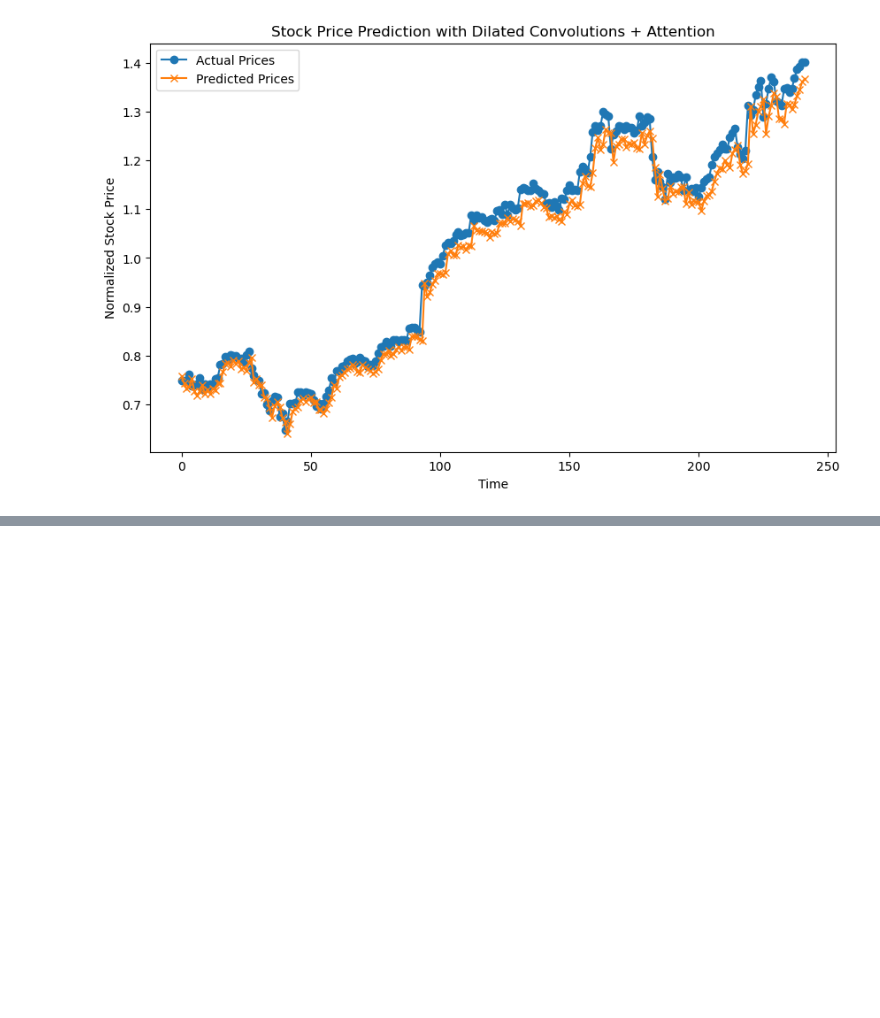
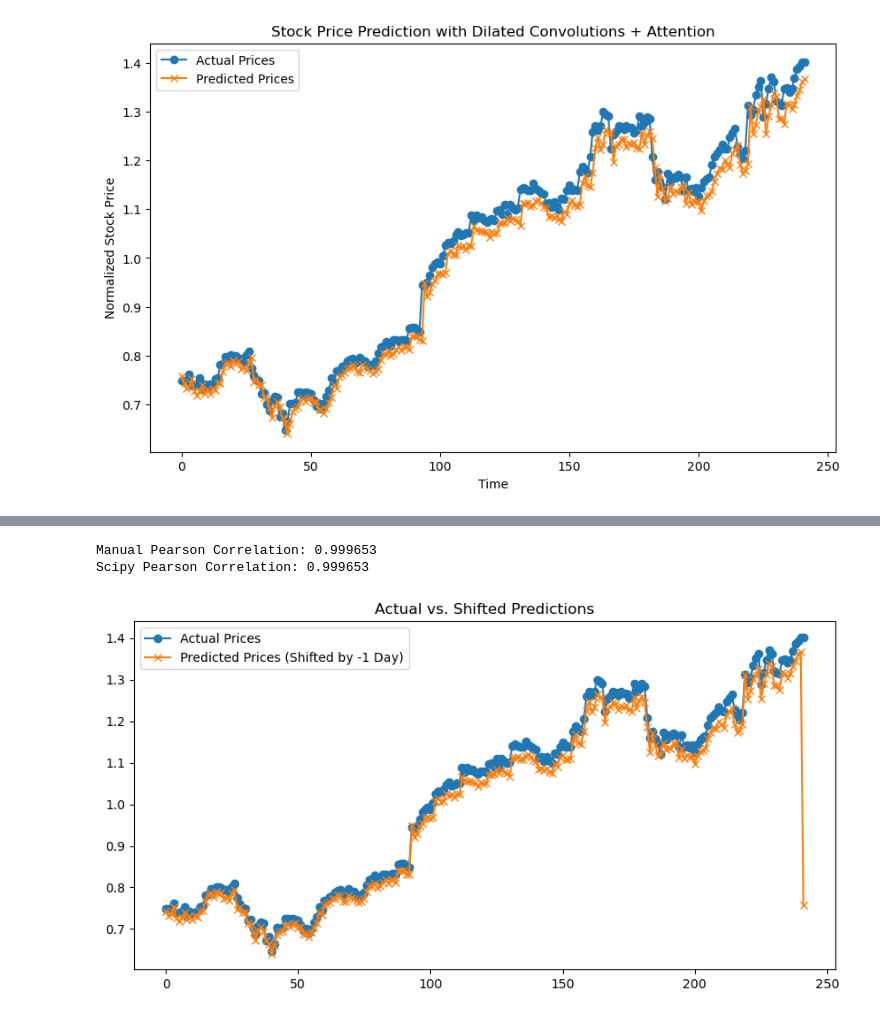
Before and after one commit to gitsouderos/Thesis, a Jupyter notebook: Dilated_Conv_Pipeline.ipynb, the cells around one changed output, grey strips where cells are left out. Saved outputs shown, nothing was run; the diff lists cells and outputs as text; code cells hidden in the pictures; blank space fills up the shorter version.

```diff
--- a/Dilated_Conv_Pipeline.ipynb
+++ b/Dilated_Conv_Pipeline.ipynb
@@ -291,0 +417,33 @@ Epoch 50/50, Loss: 0.0004663043946493417
+# %%
+import numpy as np
+from scipy.stats import pearsonr
+
+# Convert lists to numpy arrays
+actuals_array = np.array(actuals)
+predictions_array = np.array(predictions)
+
+# Shift actuals forward by 1 step
+actuals_shifted = actuals_array[:-1]
+predictions_aligned = predictions_array[1:]
+
+# Compute Pearson correlation manually
+manual_correlation = np.corrcoef(actuals_shifted, predictions_aligned)[0, 1]
+scipy_correlation, _ = pearsonr(actuals_shifted, predictions_aligned)
+
+print(f"Manual Pearson Correlation: {manual_correlation:.6f}")
+print(f"Scipy Pearson Correlation: {scipy_correlation:.6f}")
+# %% [output]
+Manual Pearson Correlation: 0.999653
+Scipy Pearson Correlation: 0.999653
+# %%
+import matplotlib.pyplot as plt
+
+plt.figure(figsize=(10, 5))
+plt.plot(actuals_array, label="Actual Prices", marker="o")
+plt.plot(np.roll(predictions_array, -1), label="Predicted Prices (Shifted by -1 Day)", marker="x")
+
+plt.title("Actual vs. Shifted Predictions")
+plt.legend()
+plt.show()
+# %% [output]
+[figure, added]
```
Also changed, not shown: parts of 5 cells of this notebook.
